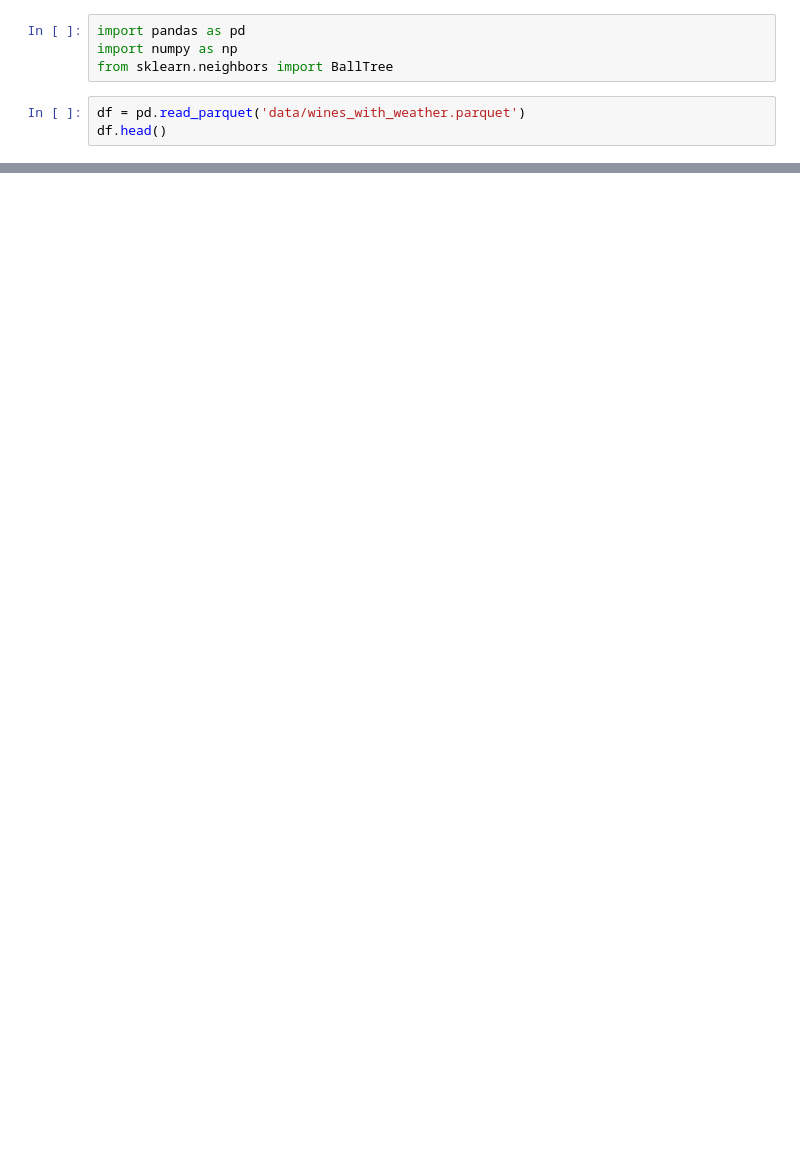
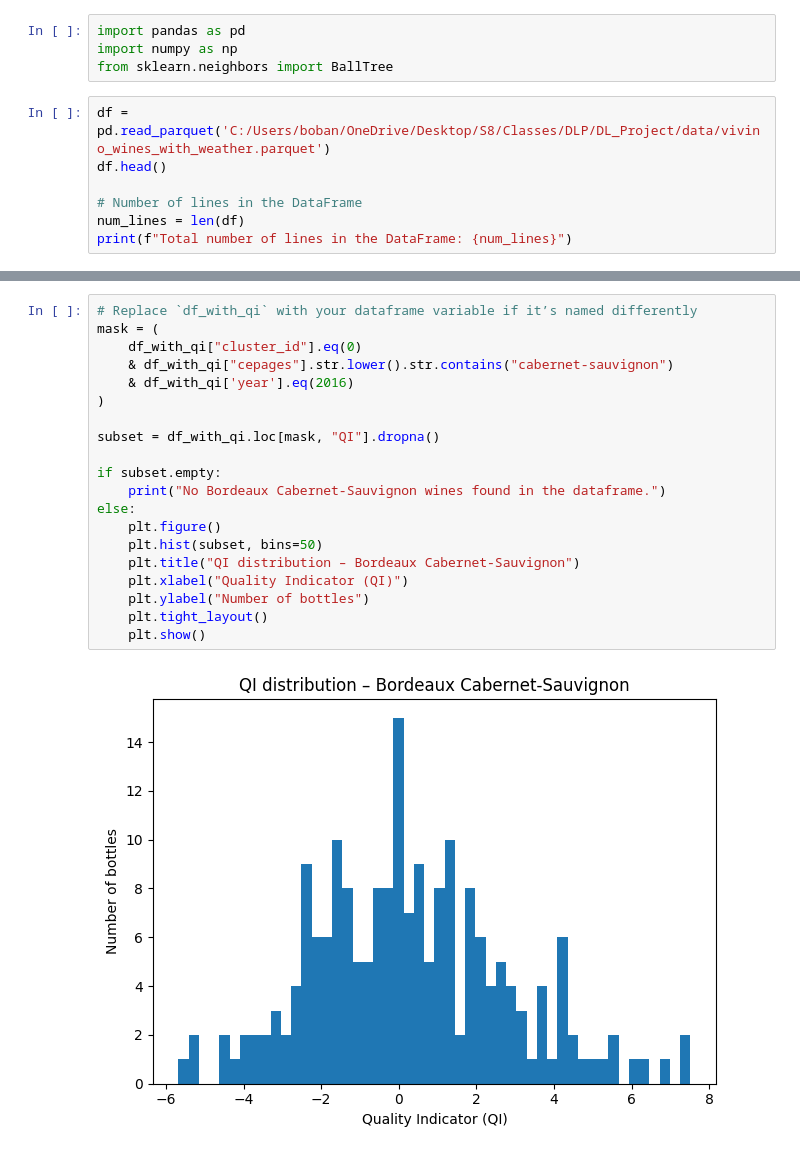
Before and after one commit to LucasPoncet/DL_Project, a Jupyter notebook: src/preprocessing/Wine & Weather/WQI.ipynb, the cells around one changed output, grey strips where cells are left out. Cells and saved outputs as stored; diff of their text form; blank space fills up the shorter version.

```diff
--- a/src/preprocessing/Wine & Weather/WQI.ipynb
+++ b/src/preprocessing/Wine & Weather/WQI.ipynb
@@ -3,6 +3,10 @@ import pandas as pd
 import numpy as np
 from sklearn.neighbors import BallTree
 # %%
-df = pd.read_parquet('data/wines_with_weather.parquet')
+df = pd.read_parquet('C:/Users/boban/OneDrive/Desktop/S8/Classes/DLP/DL_Project/data/vivino_wines_with_weather.parquet')
 df.head()
+
+# Number of lines in the DataFrame
+num_lines = len(df)
+print(f"Total number of lines in the DataFrame: {num_lines}")
 # %% [output]
@@ -84,0 +232,22 @@ Number of distinct winery names: 2608
+# %%
+# Replace `df_with_qi` with your dataframe variable if it’s named differently
+mask = (
+    df_with_qi["cluster_id"].eq(0)
+    & df_with_qi["cepages"].str.lower().str.contains("cabernet-sauvignon")
+    & df_with_qi['year'].eq(2016)
+)
+
+subset = df_with_qi.loc[mask, "QI"].dropna()
+
+if subset.empty:
+    print("No Bordeaux Cabernet‑Sauvignon wines found in the dataframe.")
+else:
+    plt.figure()
+    plt.hist(subset, bins=50)
+    plt.title("QI distribution – Bordeaux Cabernet‑Sauvignon")
+    plt.xlabel("Quality Indicator (QI)")
+    plt.ylabel("Number of bottles")
+    plt.tight_layout()
+    plt.show()
+# %% [output]
+[figure, added]
```
Also changed, not shown: parts of 11 cells of this notebook.
